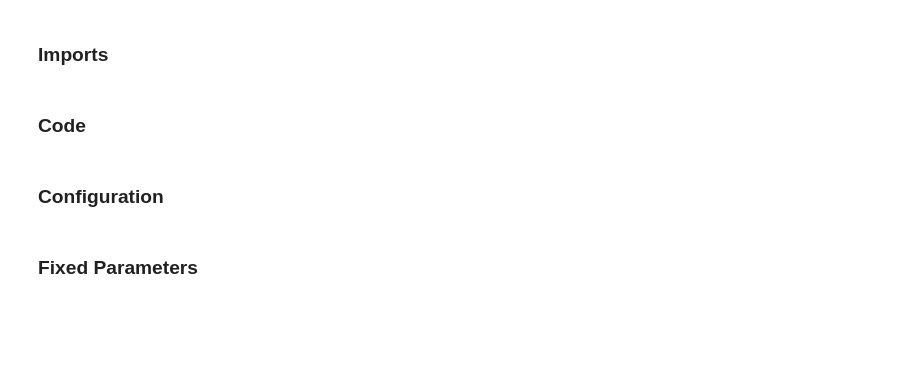
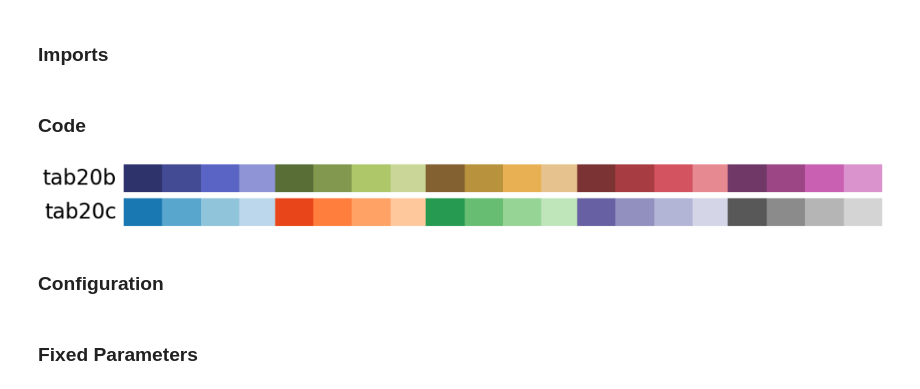
Before and after one commit to braibaud/EnphaseAnalysis, a Jupyter notebook: Report Analysis.ipynb, the cells around one changed output. Saved outputs shown, nothing was run; the diff lists cells and outputs as text; code cells hidden in the pictures; blank space fills up the shorter version.

```diff
--- a/Report Analysis.ipynb
+++ b/Report Analysis.ipynb
@@ -14,2 +20,6 @@ from datetime import datetime
 # %% [markdown]
 ### Code
+# %%
+display(Image.open('tab20b and tab20c color maps.png'))
+# %% [output]
+[figure, added]
```
Also changed, not shown: parts of 51 cells of this notebook, 2 other files.
